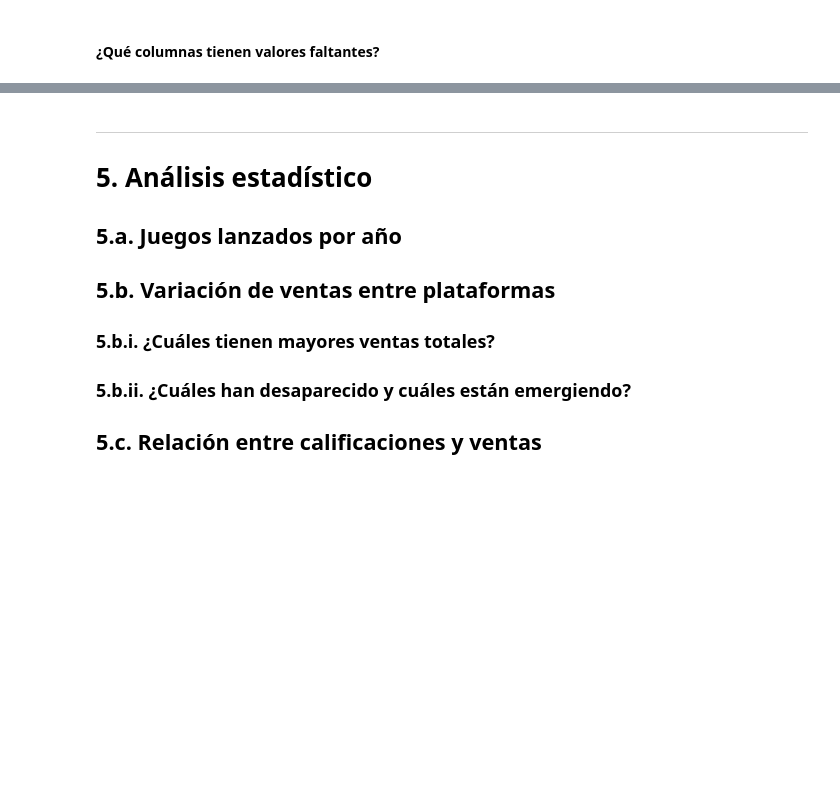
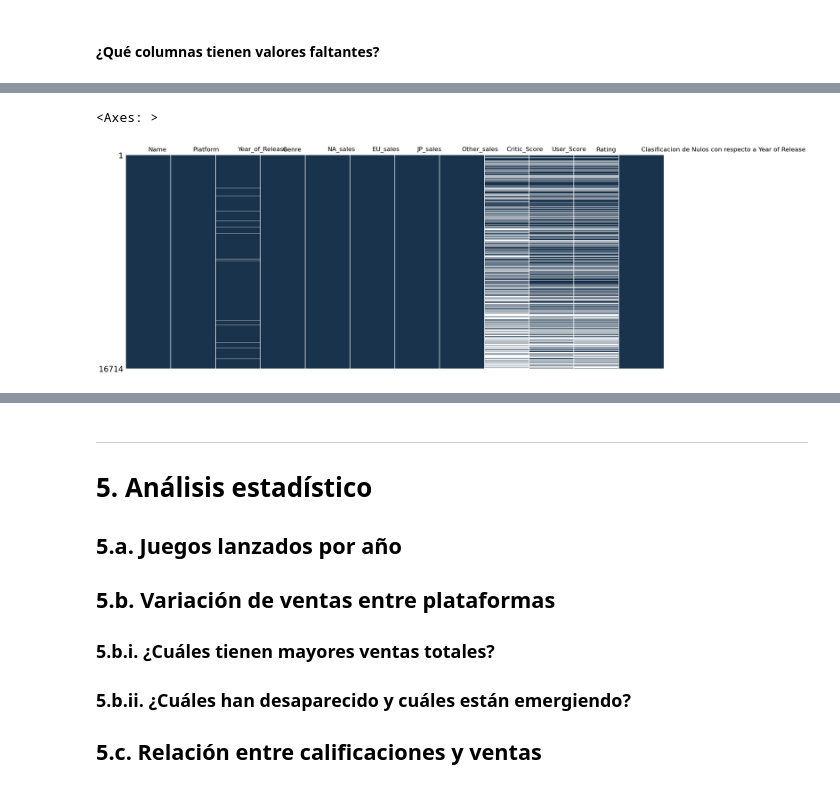
Before and after one commit to Volv1t3/MidtermDataAnalysisProject, a Jupyter notebook: src/python/notebooks/Proyecto_Fin_Semestre_Arellano.ipynb, the cells around one changed output, grey strips where cells are left out. Saved outputs shown, nothing was run; the diff lists cells and outputs as text; code cells hidden in the pictures; blank space fills up the shorter version.

```diff
--- a/src/python/notebooks/Proyecto_Fin_Semestre_Arellano.ipynb
+++ b/src/python/notebooks/Proyecto_Fin_Semestre_Arellano.ipynb
@@ -1574,0 +1589,7 @@ data_as_is[data_as_is['NA_sales'].isna()]
+# %%
+#? 3. Exploración visual de la relación de nulos entre las columnas del dataset en general.
+
+mso.matrix(data_to_explore, sparkline=False, filter='top', label_rotation=0, color=(0.1,0.2,0.3))
+# %% [output]
+<Axes: >
+[figure, added]
```
Also changed, not shown: parts of 60 cells of this notebook.
